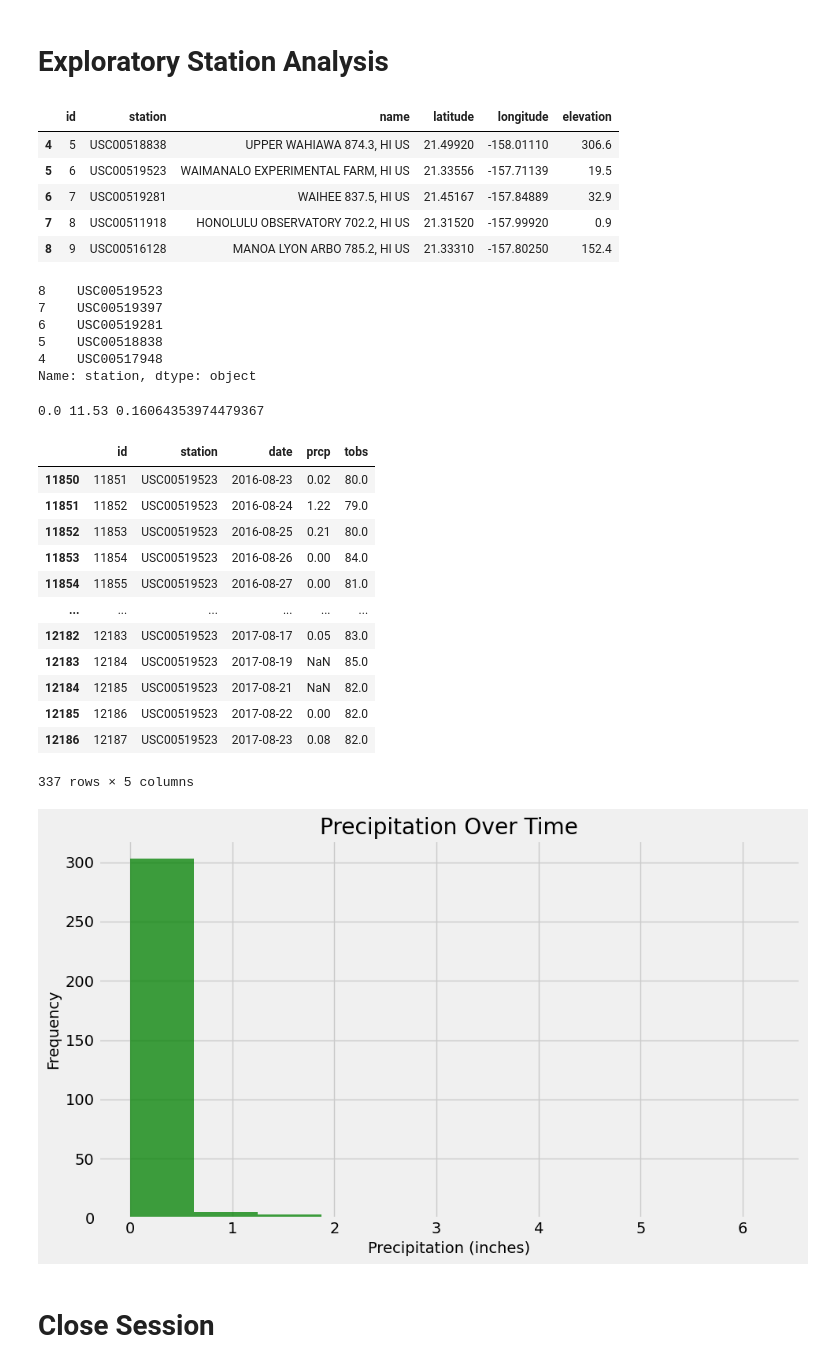
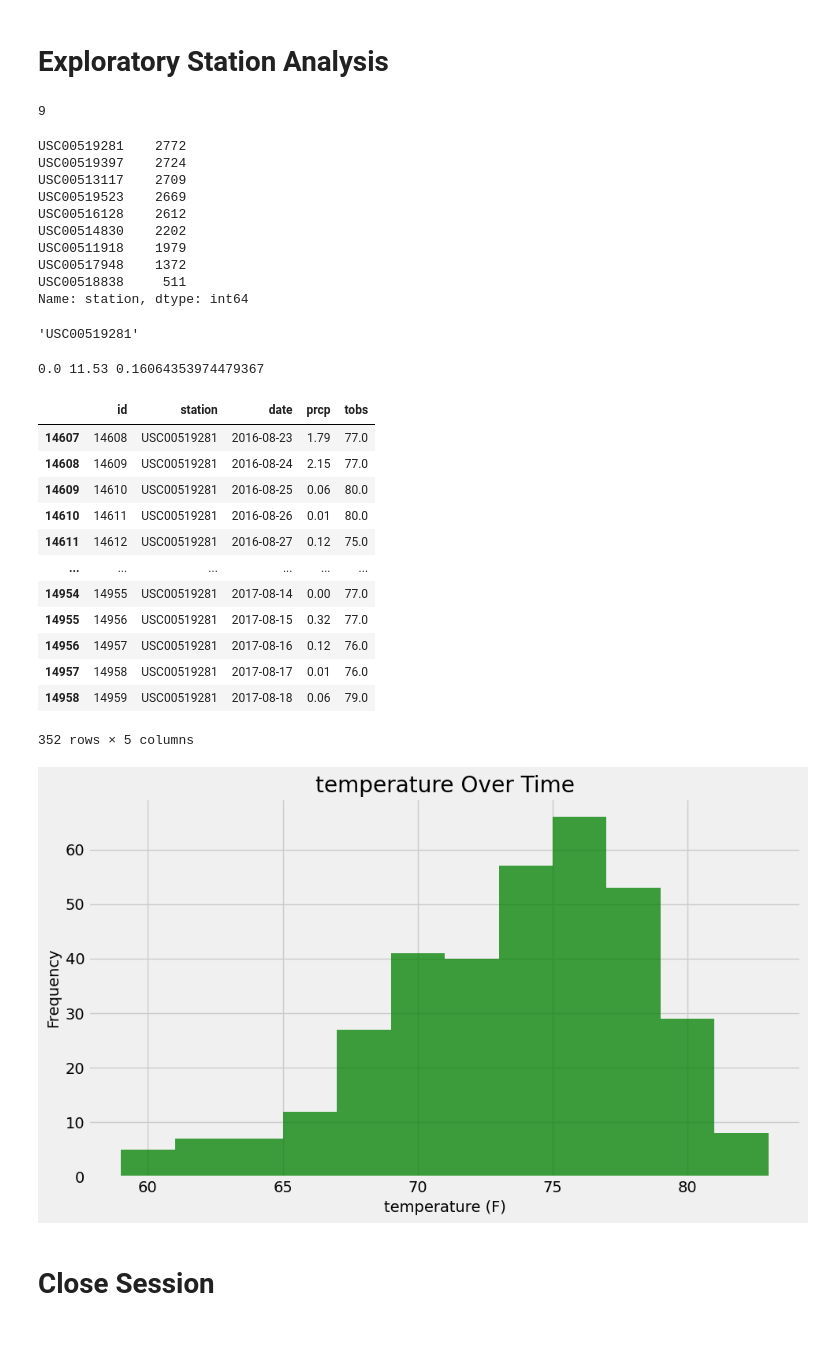
Before and after one commit to EllaC12345/sqlalchemy-challenge, a Jupyter notebook: climate_starter.ipynb, the cells around one changed output. Saved outputs shown, nothing was run; the diff lists cells and outputs as text; code cells hidden in the pictures; blank space fills up the shorter version.

```diff
--- a/climate_starter.ipynb
+++ b/climate_starter.ipynb
@@ -134,29 +134,30 @@ Name: prcp, dtype: float64
 # Exploratory Station Analysis
 # %%
 # Design a query to calculate the total number of stations in the dataset
-station_data
-station_count = station_data["station"].value_counts().sum()
+
+station_count = Measurement_data["station"].nunique()
 station_count
+#station_data.tail()
 # %% [output]
-|  | id | station | name | latitude | longitude | elevation |
-| 4 | 5 | USC00518838 | UPPER WAHIAWA 874.3, HI US | 21.49920 | -158.01110 | 306.6 |
-| 5 | 6 | USC00519523 | WAIMANALO EXPERIMENTAL FARM, HI US | 21.33556 | -157.71139 | 19.5 |
-| 6 | 7 | USC00519281 | WAIHEE 837.5, HI US | 21.45167 | -157.84889 | 32.9 |
-| 7 | 8 | USC00511918 | HONOLULU OBSERVATORY 702.2, HI US | 21.31520 | -157.99920 | 0.9 |
-| 8 | 9 | USC00516128 | MANOA LYON ARBO 785.2, HI US | 21.33310 | -157.80250 | 152.4 |
+9
 # %%
 # Design a query to find the most active stations (i.e. which stations have the most rows?)
 # List the stations and their counts in descending order.
-active_station = station_data["station"].mode()
-#sorted_list = station_count_list.sort()
-station_counts_sorted = active_station.sort_values(ascending=False)
-station_counts_sorted.head()
+count = Measurement_data["station"].value_counts()
+print (count)
+active_station = count.idxmax()
+active_station
 # %% [output]
-8    USC00519523
-7    USC00519397
-6    USC00519281
-5    USC00518838
-4    USC00517948
-Name: station, dtype: object
+USC00519281    2772
+USC00519397    2724
+USC00513117    2709
+USC00519523    2669
+USC00516128    2612
+USC00514830    2202
+USC00511918    1979
+USC00517948    1372
+USC00518838     511
+Name: station, dtype: int64
+'USC00519281'
 # %%
 # Using the most active station id from the previous query, calculate the lowest, highest, and average temperature.
@@ -172,37 +173,37 @@ print (lowest,
 # %%
 # Using the most active station id
 # Query the last 12 months of temperature observation data for this station and plot the results as a histogram
-P12_USC00519523 = P12_months_data[P12_months_data["station"] =="USC00519523"]
-P12_USC00519523
+P12_USC00519281 = P12_months_data[P12_months_data["station"] =="USC00519281"]
+P12_USC00519281
 # %% [output]
 |  | id | station | date | prcp | tobs |
-| 11850 | 11851 | USC00519523 | 2016-08-23 | 0.02 | 80.0 |
-| 11851 | 11852 | USC00519523 | 2016-08-24 | 1.22 | 79.0 |
-| 11852 | 11853 | USC00519523 | 2016-08-25 | 0.21 | 80.0 |
-| 11853 | 11854 | USC00519523 | 2016-08-26 | 0.00 | 84.0 |
-| 11854 | 11855 | USC00519523 | 2016-08-27 | 0.00 | 81.0 |
+| 14607 | 14608 | USC00519281 | 2016-08-23 | 1.79 | 77.0 |
+| 14608 | 14609 | USC00519281 | 2016-08-24 | 2.15 | 77.0 |
+| 14609 | 14610 | USC00519281 | 2016-08-25 | 0.06 | 80.0 |
+| 14610 | 14611 | USC00519281 | 2016-08-26 | 0.01 | 80.0 |
+| 14611 | 14612 | USC00519281 | 2016-08-27 | 0.12 | 75.0 |
 | ... | ... | ... | ... | ... | ... |
-| 12182 | 12183 | USC00519523 | 2017-08-17 | 0.05 | 83.0 |
-| 12183 | 12184 | USC00519523 | 2017-08-19 | NaN | 85.0 |
-| 12184 | 12185 | USC00519523 | 2017-08-21 | NaN | 82.0 |
-| 12185 | 12186 | USC00519523 | 2017-08-22 | 0.00 | 82.0 |
-| 12186 | 12187 | USC00519523 | 2017-08-23 | 0.08 | 82.0 |
+| 14954 | 14955 | USC00519281 | 2017-08-14 | 0.00 | 77.0 |
+| 14955 | 14956 | USC00519281 | 2017-08-15 | 0.32 | 77.0 |
+| 14956 | 14957 | USC00519281 | 2017-08-16 | 0.12 | 76.0 |
+| 14957 | 14958 | USC00519281 | 2017-08-17 | 0.01 | 76.0 |
+| 14958 | 14959 | USC00519281 | 2017-08-18 | 0.06 | 79.0 |
-337 rows × 5 columns
+352 rows × 5 columns
 # %%
 # plot histogram
 
 plt.figure(figsize=(10, 6))
-plt.hist(P12_USC00519523['prcp'], bins=10, alpha=0.75, color='green')
-plt.title('Precipitation Over Time')
-plt.xlabel('Precipitation (inches)')
+plt.hist(P12_USC00519281['tobs'], bins=12, alpha=0.75, color='green')
+plt.title('temperature Over Time')
+plt.xlabel('temperature (F)')
 plt.ylabel('Frequency')
 plt.grid(True)
 
 # Show the plot
 plt.tight_layout()
 plt.show()
 # %% [output]
-[figure, old version]
+[figure, new version]
 # %% [markdown]
 # Close Session
 # %%
```
Also changed, not shown: parts of 13 cells of this notebook, 3 other files.
